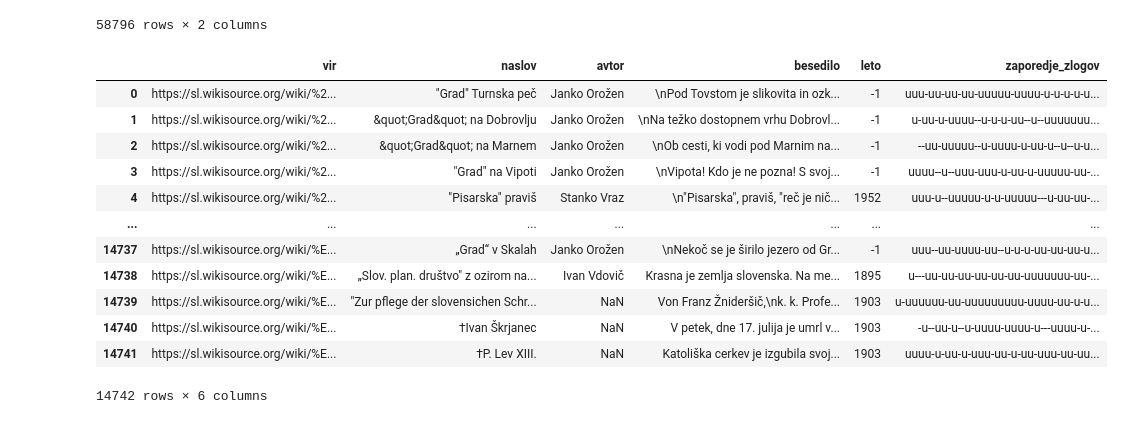
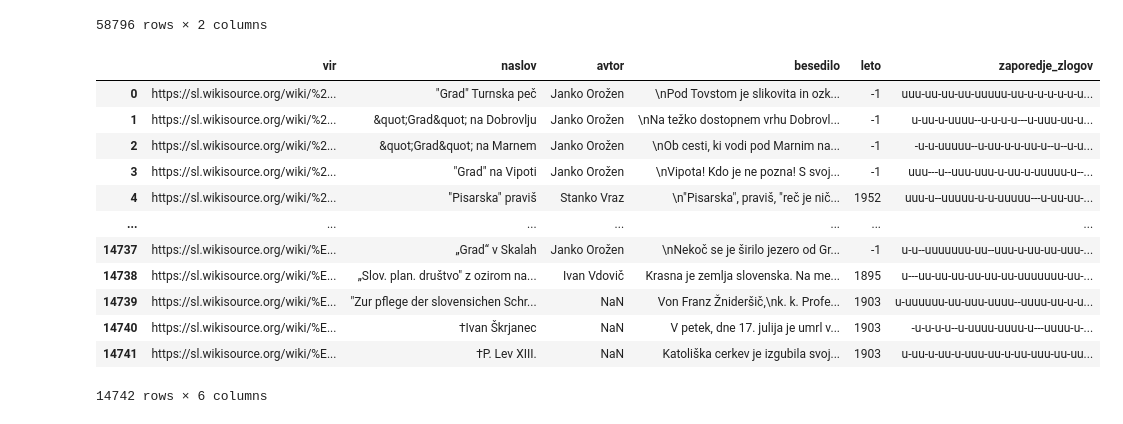
Before and after one commit to k3ap/prog1-projektna-naloga, a Jupyter notebook: analiza.ipynb, the cells around one changed output. Cells and saved outputs as stored; diff of their text form; code cells hidden in the pictures.

```diff
--- a/analiza.ipynb
+++ b/analiza.ipynb
@@ -87,6 +87,6 @@ vse_besede
 # Pripravimo si zgoščevalno tabelo besed in zlogov, da lahko v nadaljevanju hitreje opravimo analizo
 besede_zlogi = {}
 for beseda, zlog in zip(vse_besede.beseda, vse_besede.zlogi):
-    besede_zlogi[beseda] = zlog
+    besede_zlogi[beseda.lower()] = zlog
 besede_zlogi
 # %% [output]
@@ -178,33 +178,33 @@ def pripravi_besedilo(besedilo):
 # %%
 def pretvori_v_zloge(pripravljeno_besedilo):
     """Pretvori besedilo v zaporedje zlogov. V zaporedju ne ohranimo mej med besedami."""
     besede = pripravljeno_besedilo.split()
     zlogi = ""
     for beseda in besede:
-        if beseda in besede_zlogi:
-            zlogi += besede_zlogi[beseda]
+        if beseda.lower() in besede_zlogi:
+            zlogi += besede_zlogi[beseda.lower()]
         else:
             # če besede slučajno ni, obstaja možnost, da je zapisana s poudarjenimi zlogi
             # takrat jih interpoliramo na mestu
             # sicer bo funkcija vrnila same nepoudarjene zloge, kar ni optimalno, ampak
             # glede tega ne moramo narediti ravno veliko
-            zlogi += poudarjeni_zlogi(beseda)
+            zlogi += poudarjeni_zlogi(beseda.lower())
     return zlogi
 
 literarna_dela["zaporedje_zlogov"] = literarna_dela.besedilo.apply(lambda s: pretvori_v_zloge(pripravi_besedilo(s)))
 literarna_dela
-# ta celica se izvaja malce dlje časa
+# ta celica se izvaja malce dlje časa (~80 sekund)
 # %% [output]
 |  | vir | naslov | avtor | besedilo | leto | zaporedje_zlogov |
-| 0 | https://sl.wikisource.org/wiki/%2... | "Grad" Turnska peč | Janko Orožen | \nPod Tovstom je slikovita in ozk... | -1 | uuu-uu-uu-uu-uuuuu-uuuu-u-u-u-u-u... |
-| 1 | https://sl.wikisource.org/wiki/%2... | &quot;Grad&quot; na Dobrovlju | Janko Orožen | \nNa težko dostopnem vrhu Dobrovl... | -1 | u-uu-u-uuuu--u-u-u-uu--u--uuuuuuu... |
-| 2 | https://sl.wikisource.org/wiki/%2... | &quot;Grad&quot; na Marnem | Janko Orožen | \nOb cesti, ki vodi pod Marnim na... | -1 | --uu-uuuuu--u-uuuu-u-uu-u--u--u-u... |
-| 3 | https://sl.wikisource.org/wiki/%2... | "Grad" na Vipoti | Janko Orožen | \nVipota! Kdo je ne pozna! S svoj... | -1 | uuuu--u--uuu-uuu-u-uu-u-uuuuu-uu-... |
+| 0 | https://sl.wikisource.org/wiki/%2... | "Grad" Turnska peč | Janko Orožen | \nPod Tovstom je slikovita in ozk... | -1 | uuu-uu-uu-uu-uuuuu-uu-u-u-u-u-u-u... |
+| 1 | https://sl.wikisource.org/wiki/%2... | &quot;Grad&quot; na Dobrovlju | Janko Orožen | \nNa težko dostopnem vrhu Dobrovl... | -1 | u-uu-u-uuuu--u-u-u-u---u-uuu-uu-u... |
+| 2 | https://sl.wikisource.org/wiki/%2... | &quot;Grad&quot; na Marnem | Janko Orožen | \nOb cesti, ki vodi pod Marnim na... | -1 | -u-u-uuuuu--u-uu-u-u-uu-u--u--u-u... |
+| 3 | https://sl.wikisource.org/wiki/%2... | "Grad" na Vipoti | Janko Orožen | \nVipota! Kdo je ne pozna! S svoj... | -1 | uuu---u--uuu-uuu-u-uu-u-uuuuu-u--... |
 | 4 | https://sl.wikisource.org/wiki/%2... | "Pisarska" praviš | Stanko Vraz | \n"Pisarska", praviš, "reč je nič... | 1952 | uuu-u--uuuuu-u-u-uuuuu---u-uu-uu-... |
 | ... | ... | ... | ... | ... | ... | ... |
-| 14737 | https://sl.wikisource.org/wiki/%E... | „Grad“ v Skalah | Janko Orožen | \nNekoč se je širilo jezero od Gr... | -1 | uuu--uu-uuuu-uu--u-u-u-uu-uu-uu-u... |
+| 14737 | https://sl.wikisource.org/wiki/%E... | „Grad“ v Skalah | Janko Orožen | \nNekoč se je širilo jezero od Gr... | -1 | u-u--uuuuuuu-uu--uuu-u-uu-uu-uuu-... |
 | 14738 | https://sl.wikisource.org/wiki/%E... | „Slov. plan. društvo" z ozirom na... | Ivan Vdovič | Krasna je zemlja slovenska. Na me... | 1895 | u---uu-uu-uu-uu-uu-uu-uuuuuuu-uu-... |
-| 14739 | https://sl.wikisource.org/wiki/%E... | "Zur pflege der slovensichen Schr... | NaN | Von Franz Žnideršič,\nk. k. Profe... | 1903 | u-uuuuuu-uu-uuuuuuuuu-uuuu-uu-u-u... |
-| 14740 | https://sl.wikisource.org/wiki/%E... | †Ivan Škrjanec | NaN | V petek, dne 17. julija je umrl v... | 1903 | -u--uu-u--u-uuuu-uuuu-u---uuuu-u-... |
-| 14741 | https://sl.wikisource.org/wiki/%E... | †P. Lev XIII. | NaN | Katoliška cerkev je izgubila svoj... | 1903 | uuuu-u-uu-u-uuu-uu-u-uu-uuu-uu-uu... |
+| 14739 | https://sl.wikisource.org/wiki/%E... | "Zur pflege der slovensichen Schr... | NaN | Von Franz Žnideršič,\nk. k. Profe... | 1903 | u-uuuuuu-uu-uuu-uuuu--uuuu-uu-u-u... |
+| 14740 | https://sl.wikisource.org/wiki/%E... | †Ivan Škrjanec | NaN | V petek, dne 17. julija je umrl v... | 1903 | -u-u-u-u--u-uuuu-uuuu-u---uuuu-u-... |
+| 14741 | https://sl.wikisource.org/wiki/%E... | †P. Lev XIII. | NaN | Katoliška cerkev je izgubila svoj... | 1903 | u-uu-u-uu-u-uuu-uu-u-uu-uuu-uu-uu... |
 14742 rows × 6 columns
```
Also changed, not shown: parts of 8 cells of this notebook.
